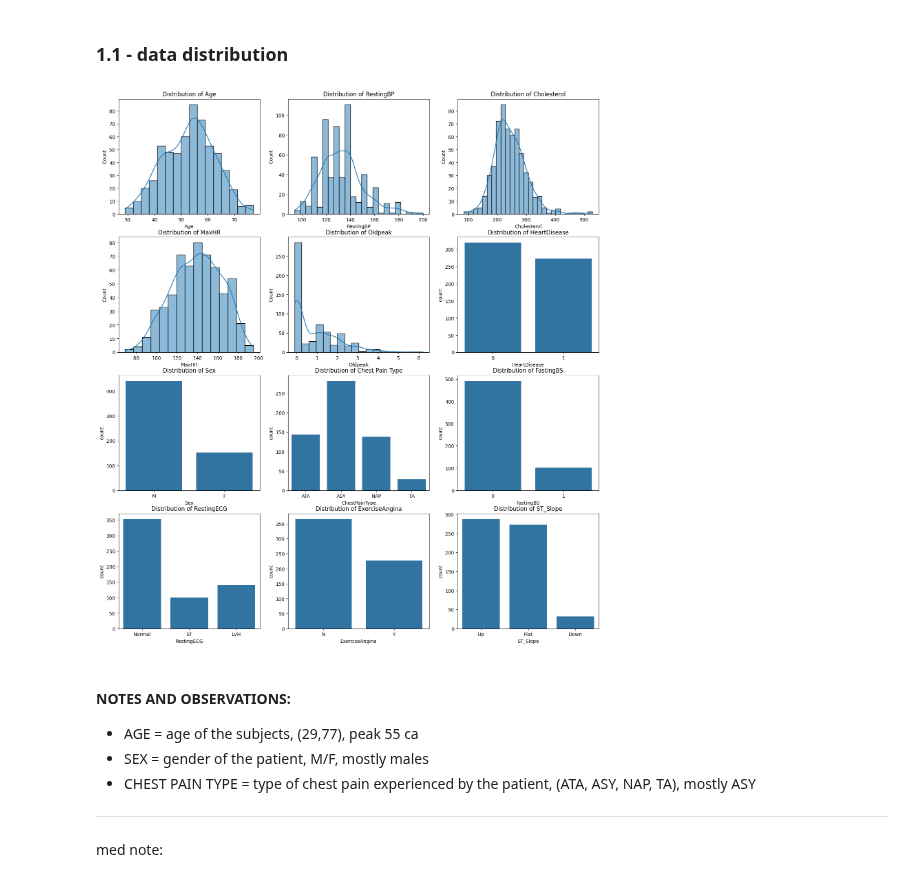
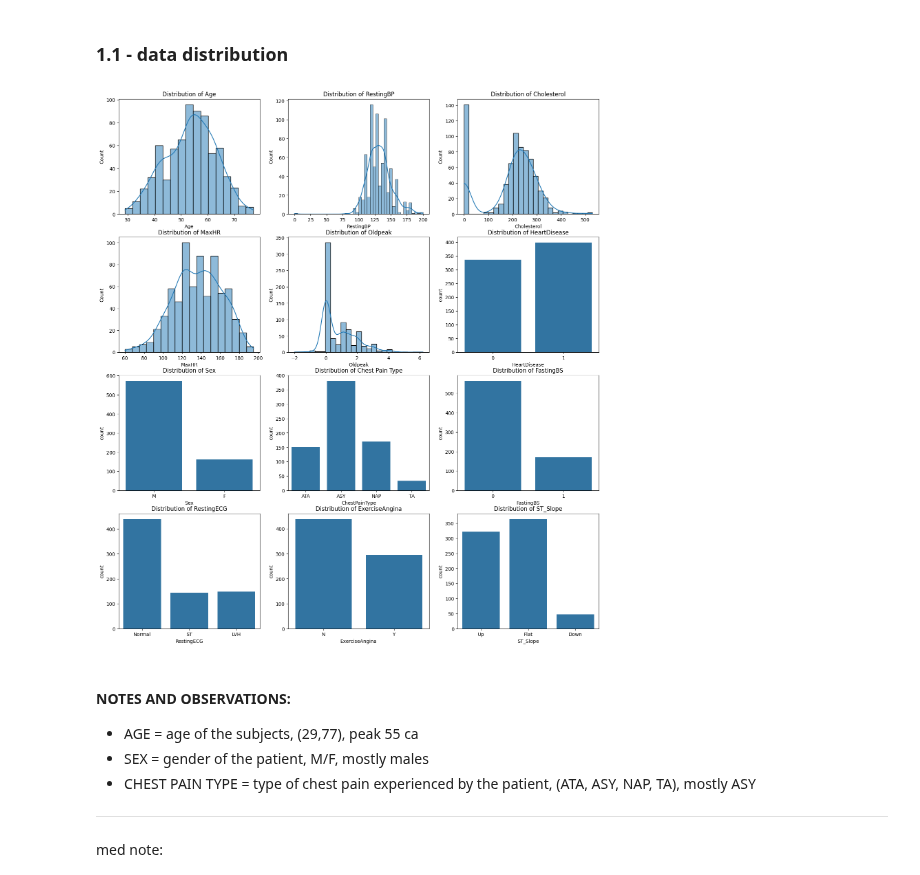
Before and after one commit to nexusfb/ETH-MLxHC-Interpretable-Medical-Data-Classification, a Jupyter notebook: pjt1_pt1.ipynb, the cells around one changed output. Cells and saved outputs as stored; diff of their text form; code cells hidden in the pictures.

```diff
--- a/pjt1_pt1.ipynb
+++ b/pjt1_pt1.ipynb
@@ -23,32 +24,31 @@ import numpy as np
 # %%
 # 0 - load dataset
 df = pd.read_csv("datasets/heart_failure/train_val_split.csv")
-df = df[df['Cholesterol'] > 0]
 # 1 - data distributions
 fig, axes = plt.subplots(4, 3, figsize=(18, 20))
 # categorical features
 sb.countplot(data=df, x='Sex', ax=axes[2, 0])
 axes[2, 0].set_title('Distribution of Sex')
 sb.countplot(data=df, x='ChestPainType', ax=axes[2, 1])
 axes[2, 1].set_title('Distribution of Chest Pain Type')
 sb.countplot(data=df, x='FastingBS', ax=axes[2, 2])
 axes[2, 2].set_title('Distribution of FastingBS')
 sb.countplot(data=df, x='RestingECG', ax=axes[3, 0])
 axes[3, 0].set_title('Distribution of RestingECG')
 sb.countplot(data=df, x='ExerciseAngina', ax=axes[3, 1])
 axes[3, 1].set_title('Distribution of ExerciseAngina')
 sb.countplot(data=df, x='ST_Slope', ax=axes[3, 2])
 axes[3, 2].set_title('Distribution of ST_Slope')
 sb.countplot(data=df, x='HeartDisease', ax=axes[1, 2])
 axes[1, 2].set_title('Distribution of HeartDisease')
 # numerical features
 numerical_features = ['Age', 'RestingBP', 'Cholesterol','MaxHR', 'Oldpeak']
 for i, feature in enumerate(numerical_features, start=1):
     i = i-1
     sb.histplot(data=df, x=feature, ax=axes[i // 3, i % 3], kde=True)
     axes[i // 3, i % 3].set_title(f'Distribution of {feature}')
 # %% [output]
-[figure, old version]
+[figure, new version]
 # %% [markdown]
 #### NOTES AND OBSERVATIONS:
 - AGE = age of the subjects, (29,77), peak 55 ca
```
Also changed, not shown: parts of 16 cells of this notebook, 1 other file.
